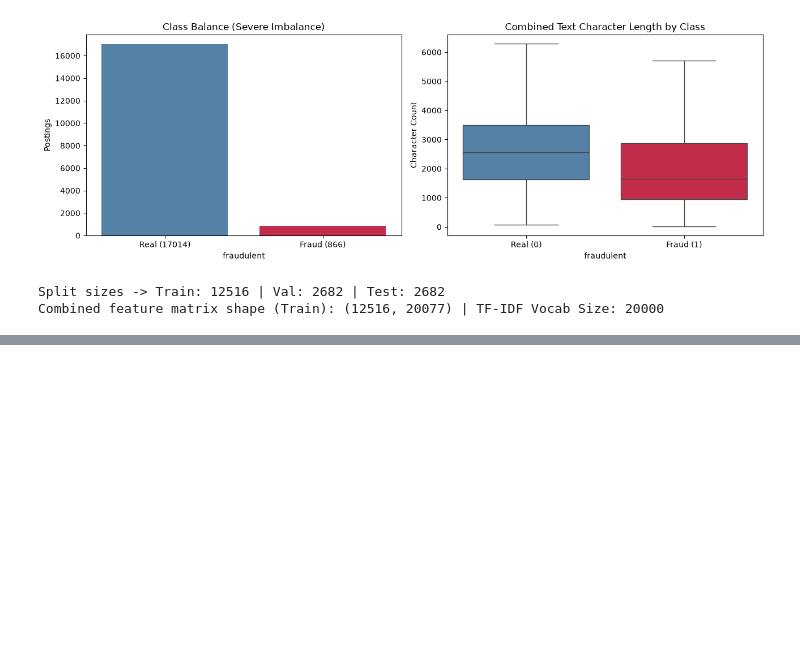
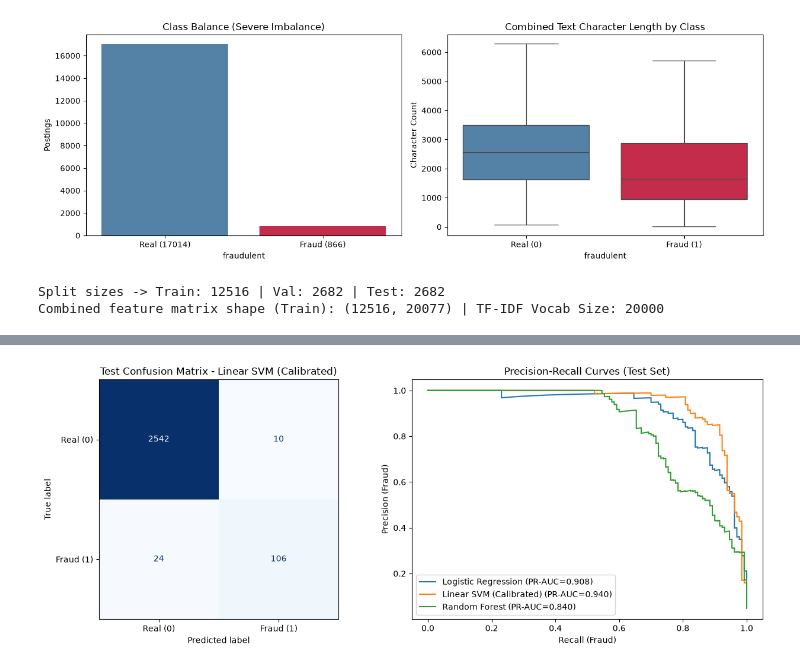
Before and after one commit to 70177202-Aliaan/AI101-ML-Assignment-70177202, a Jupyter notebook: B1_Fake_Job_Postings/B1_notebook.ipynb, the cells around one changed output, grey strips where cells are left out. Drawn from its saved outputs; the diff is of its cells as text; code cells hidden in the pictures; blank space fills up the shorter version.

Commit message:
B1: train models, tune validation thresholds, and evaluate test set

```diff
--- a/B1_Fake_Job_Postings/B1_notebook.ipynb
+++ b/B1_Fake_Job_Postings/B1_notebook.ipynb
@@ -205,3 +205,87 @@ print(f"Combined feature matrix shape (Train): {X_train_comb.shape} | TF-IDF Voc
 # %% [output]
 Split sizes -> Train: 12516 | Val: 2682 | Test: 2682
 Combined feature matrix shape (Train): (12516, 20077) | TF-IDF Vocab Size: 20000
+# %%
+from sklearn.linear_model import LogisticRegression
+from sklearn.svm import LinearSVC
+from sklearn.calibration import CalibratedClassifierCV
+from sklearn.ensemble import RandomForestClassifier
+from sklearn.metrics import (
+    precision_score, recall_score, f1_score, average_precision_score,
+    roc_auc_score, confusion_matrix, ConfusionMatrixDisplay, precision_recall_curve
+)
+
+models = {
+    "Logistic Regression": LogisticRegression(class_weight="balanced", C=1.0, max_iter=1000, random_state=RANDOM_STATE),
+    "Linear SVM (Calibrated)": CalibratedClassifierCV(LinearSVC(class_weight="balanced", C=0.5, random_state=RANDOM_STATE), cv=3),
+    "Random Forest": RandomForestClassifier(n_estimators=200, max_depth=25, class_weight="balanced", random_state=RANDOM_STATE, n_jobs=-1)
+}
+
+def find_best_threshold(y_true, probs):
+    best_t, best_f1 = 0.50, 0.0
+    for t in np.arange(0.10, 0.91, 0.02):
+        score = f1_score(y_true, (probs >= t).astype(int), zero_division=0)
+        if score > best_f1:
+            best_f1 = score
+            best_t = round(float(t), 2)
+    return best_t
+
+trained_models = {}
+best_thresholds = {}
+test_rows = []
+
+fig, axes = plt.subplots(1, 2, figsize=(13, 5))
+
+for name, clf in models.items():
+    clf.fit(X_train_comb, y_train)
+    trained_models[name] = clf
+
+    # Tune threshold on validation set ONLY
+    val_probs = clf.predict_proba(X_val_comb)[:, 1]
+    t_opt = find_best_threshold(y_val, val_probs)
+    best_thresholds[name] = t_opt
+
+    # Evaluate once on test set
+    test_probs = clf.predict_proba(X_test_comb)[:, 1]
+    test_preds = (test_probs >= t_opt).astype(int)
+
+    pr_auc = average_precision_score(y_test, test_probs)
+    roc_auc = roc_auc_score(y_test, test_probs)
+
+    test_rows.append({
+        "Model": name,
+        "Val Threshold": t_opt,
+        "Precision (Fraud)": round(precision_score(y_test, test_preds), 4),
+        "Recall (Fraud)": round(recall_score(y_test, test_preds), 4),
+        "F1 (Fraud)": round(f1_score(y_test, test_preds), 4),
+        "PR-AUC": round(pr_auc, 4),
+        "ROC-AUC": round(roc_auc, 4)
+    })
+
+    prec_curve, rec_curve, _ = precision_recall_curve(y_test, test_probs)
+    axes[1].plot(rec_curve, prec_curve, label=f"{name} (PR-AUC={pr_auc:.3f})")
+
+results_df = pd.DataFrame(test_rows)
+display(results_df)
+
+best_model_name = results_df.sort_values(by=["F1 (Fraud)", "PR-AUC"], ascending=False).iloc[0]["Model"]
+print(f"\nBest Model: {best_model_name}")
+
+# Confusion matrix for best model
+best_test_probs = trained_models[best_model_name].predict_proba(X_test_comb)[:, 1]
+best_test_preds = (best_test_probs >= best_thresholds[best_model_name]).astype(int)
+cm = confusion_matrix(y_test, best_test_preds)
+print(f"Confusion Matrix (TN, FP, FN, TP): {cm.ravel().tolist()}")
+
+ConfusionMatrixDisplay(cm, display_labels=["Real (0)", "Fraud (1)"]).plot(ax=axes[0], cmap="Blues", colorbar=False)
+axes[0].set_title(f"Test Confusion Matrix - {best_model_name}")
+
+axes[1].set_title("Precision-Recall Curves (Test Set)")
+axes[1].set_xlabel("Recall (Fraud)")
+axes[1].set_ylabel("Precision (Fraud)")
+axes[1].legend()
+
+plt.tight_layout()
+plt.savefig("figures/b1_results.png", dpi=300)
+plt.show()
+# %% [output]
@@ -207,0 +298 @@ Combined feature matrix shape (Train): (12516, 20077) | TF-IDF Vocab Size: 20000
+[figure, added]
```
Also changed, not shown: parts of 1 cell of this notebook, 1 other file.
